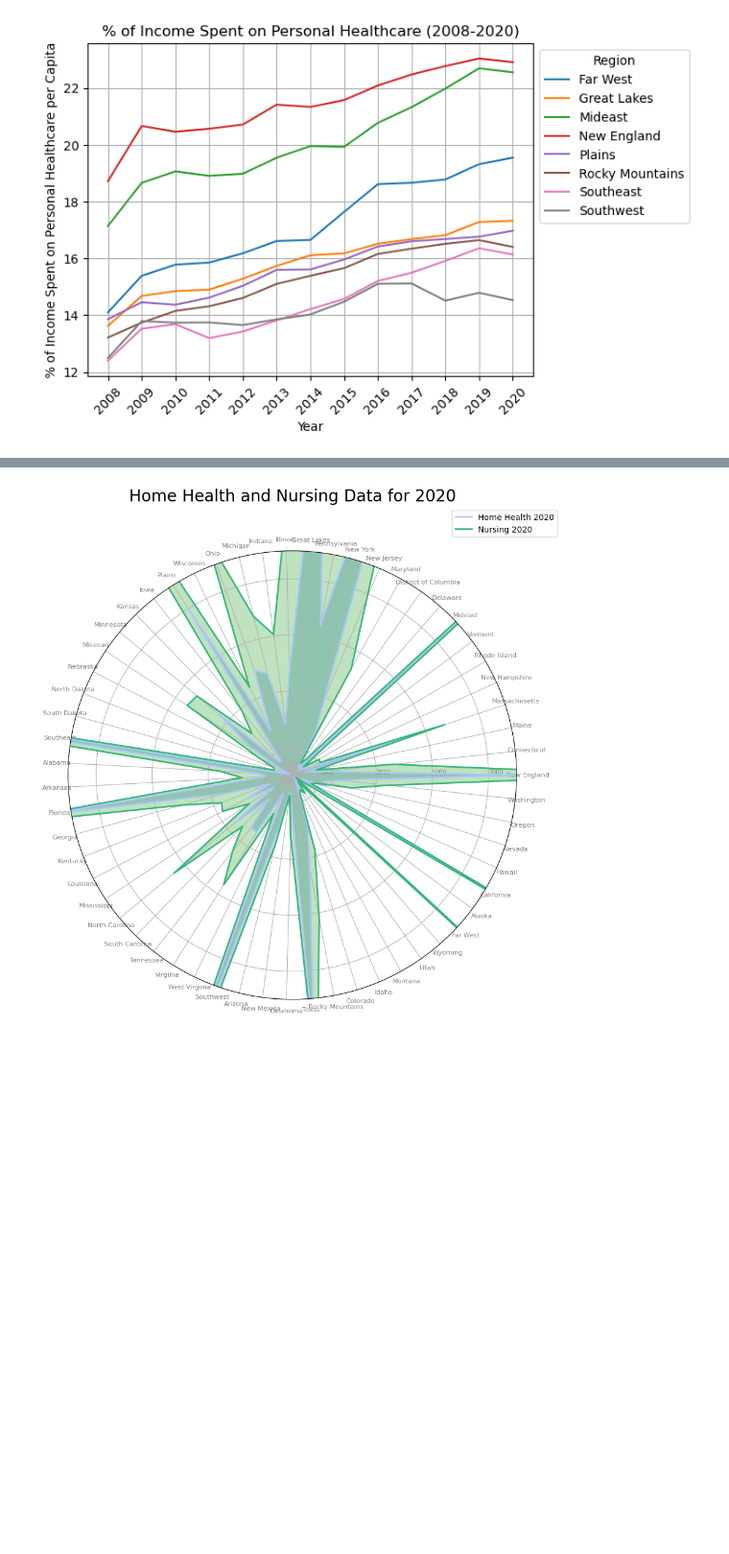
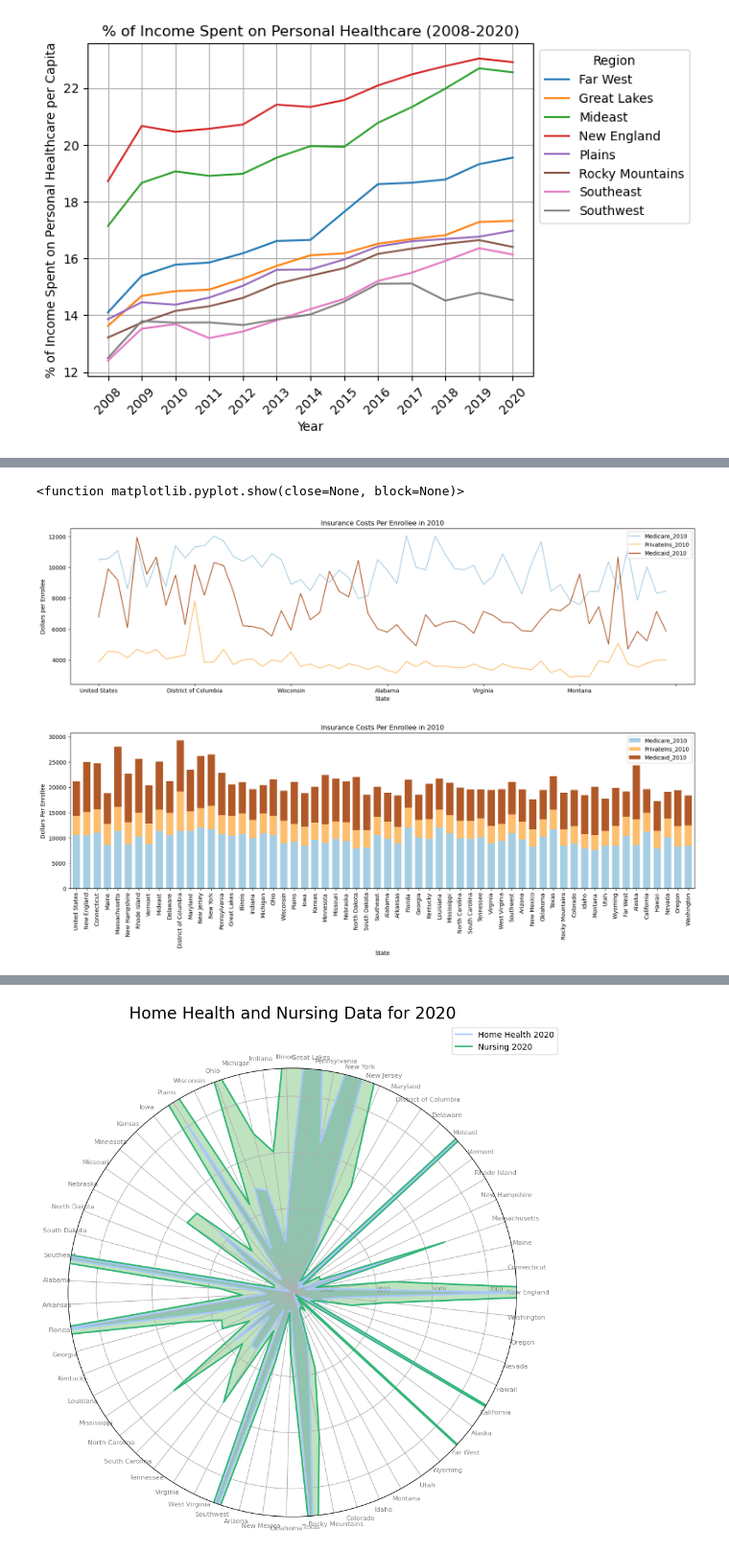
Before and after one commit to MyJineng/Healthcare-ETL, a Jupyter notebook: Notebooks/Project_Notebook.ipynb, the cells around one changed output, grey strips where cells are left out. Shown at 96% size. Drawn from its saved outputs; the diff is of its cells as text; code cells hidden in the pictures; blank space fills up the shorter version.

```diff
--- a/Notebooks/Project_Notebook.ipynb
+++ b/Notebooks/Project_Notebook.ipynb
@@ -403,15 +441,19 @@ plt.show()
 # %%
-columnNamechg.plot(x='State', y=["Medicare_2010", "PrivateIns_2010", "Medicaid_2010"],
+columnNamechg.plot(x='region/state of residence', y=["Medicare_2010", "PrivateIns_2010", "Medicaid_2010"],
                 xlabel='State',
                 ylabel="Dollars per Enrollee",
                 title="Insurance Costs Per Enrollee in 2010",
                 figsize=(20,5), colormap="Paired")
 
-columnNamechg.plot(x="State", y=["Medicare_2010", "PrivateIns_2010", "Medicaid_2010"],
+columnNamechg.plot(x="region/state of residence", y=["Medicare_2010", "PrivateIns_2010", "Medicaid_2010"],
                 xlabel="State",
                 ylabel="Dollars Per Enrollee", kind="bar", stacked=True,
                 title="Insurance Costs Per Enrollee in 2010",
                 width = .7, figsize=(20,5),colormap='Paired')
 
 plt.show
+# %% [output]
+<function matplotlib.pyplot.show(close=None, block=None)>
+[figure, added]
+[figure, added]
 # %%
```
Also changed, not shown: parts of 16 cells of this notebook.
